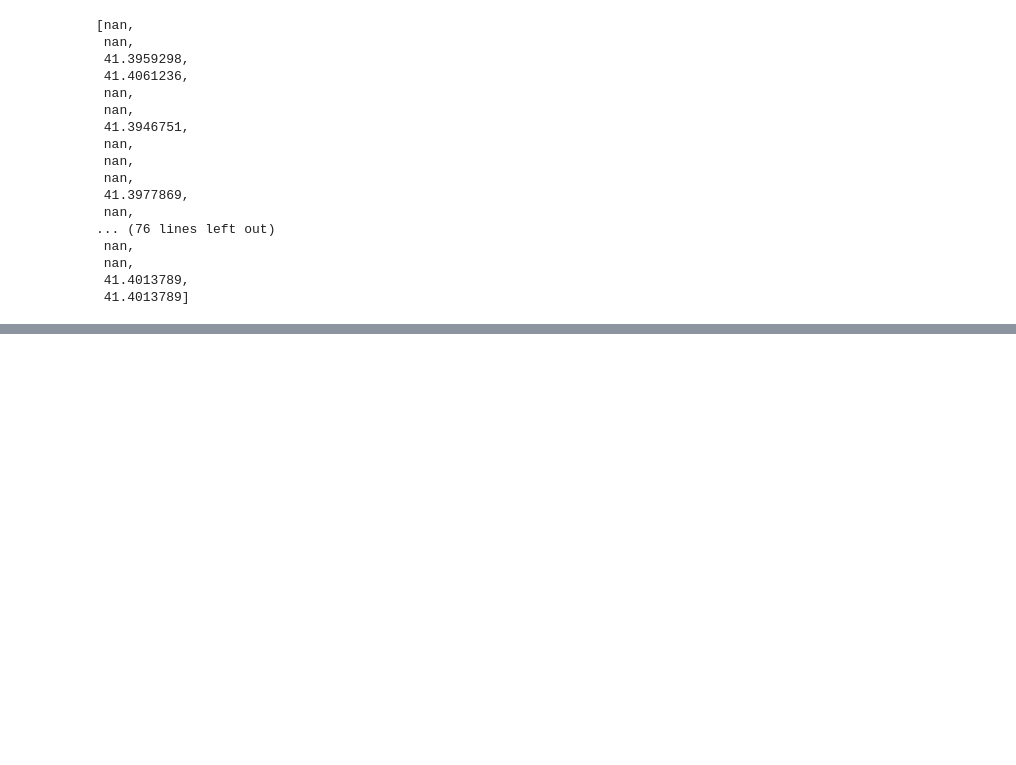
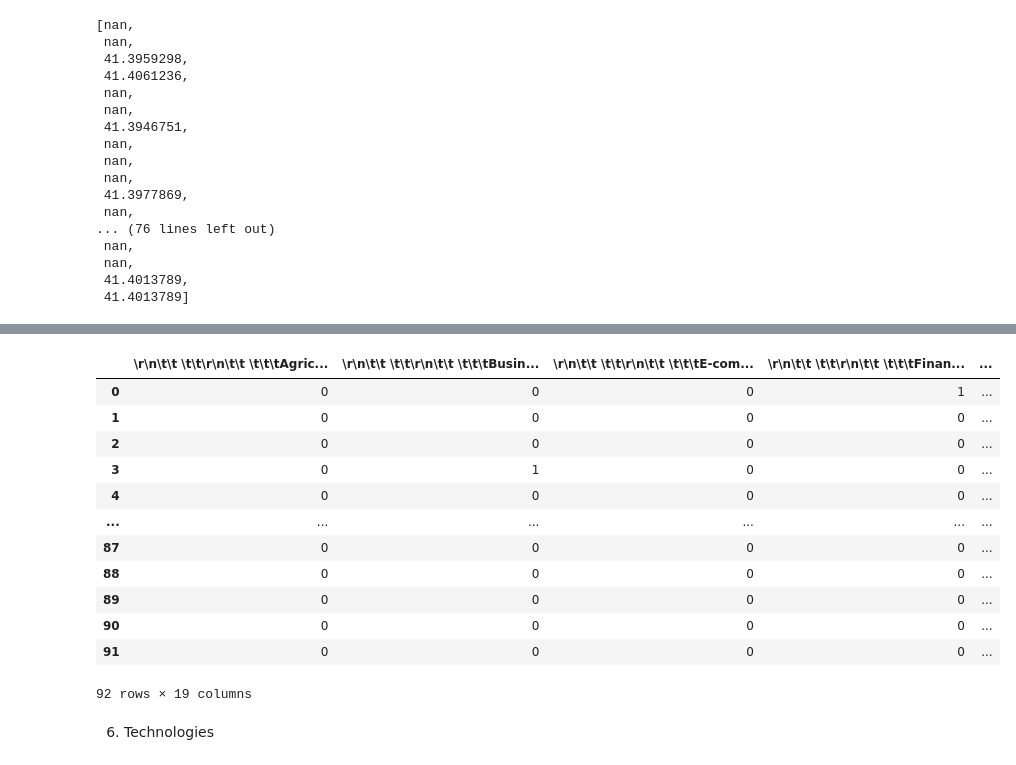
Before and after one commit to Xorii/TFG-Jordi-Capdevila-Transformers, a Jupyter notebook: 02_preprocessingDatos.ipynb, the cells around one changed output, grey strips where cells are left out. Saved outputs shown, nothing was run; the diff lists cells and outputs as text; code cells hidden in the pictures; blank space fills up the shorter version.

```diff
--- a/02_preprocessingDatos.ipynb
+++ b/02_preprocessingDatos.ipynb
@@ -35,6 +42,7 @@ df['es_sociedad_limitada'] = np.where(df["Company"].str.strip().str.endswith('S.
 df["Investment"] = df["Investment"].astype(str).str.replace("€", "", regex=False)
 df["Investment"] = df["Investment"].astype(str).str.replace("M", "", regex=False)
 df["Investment"] = df["Investment"].astype("float")*1000000
+df["Investment"] = df["Investment"].replace(0.0, np.nan)
 # %% [markdown]
 4. Investor
 # %%
@@ -209,0 +262,24 @@ latituds
+# %%
+## OJO PORQUE HACIENDO ESTO SE DETECTA QUE HAY VARIABLES IGUALES ESCRITAS DIFERENTE (HEAKTHTECH)
+
+dummies_Industries = df["Industries"].str.get_dummies(sep=',')
+dummies_Industries = dummies_Industries.add_prefix('industr_')
+
+# Combinar con el DataFrame original
+df = df.join(dummies_Industries)
+# %% [output]
+|  | \r\n\t\t \t\t\r\n\t\t \t\t\tAgric... | \r\n\t\t \t\t\r\n\t\t \t\t\tBusin... | \r\n\t\t \t\t\r\n\t\t \t\t\tE-com... | \r\n\t\t \t\t\r\n\t\t \t\t\tFinan... | ... |
+| 0 | 0 | 0 | 0 | 1 | ... |
+| 1 | 0 | 0 | 0 | 0 | ... |
+| 2 | 0 | 0 | 0 | 0 | ... |
+| 3 | 0 | 1 | 0 | 0 | ... |
+| 4 | 0 | 0 | 0 | 0 | ... |
+| ... | ... | ... | ... | ... | ... |
+| 87 | 0 | 0 | 0 | 0 | ... |
+| 88 | 0 | 0 | 0 | 0 | ... |
+| 89 | 0 | 0 | 0 | 0 | ... |
+| 90 | 0 | 0 | 0 | 0 | ... |
+| 91 | 0 | 0 | 0 | 0 | ... |
+92 rows × 19 columns
+# %% [markdown]
+6. Technologies
```
Also changed, not shown: parts of 28 cells of this notebook.
